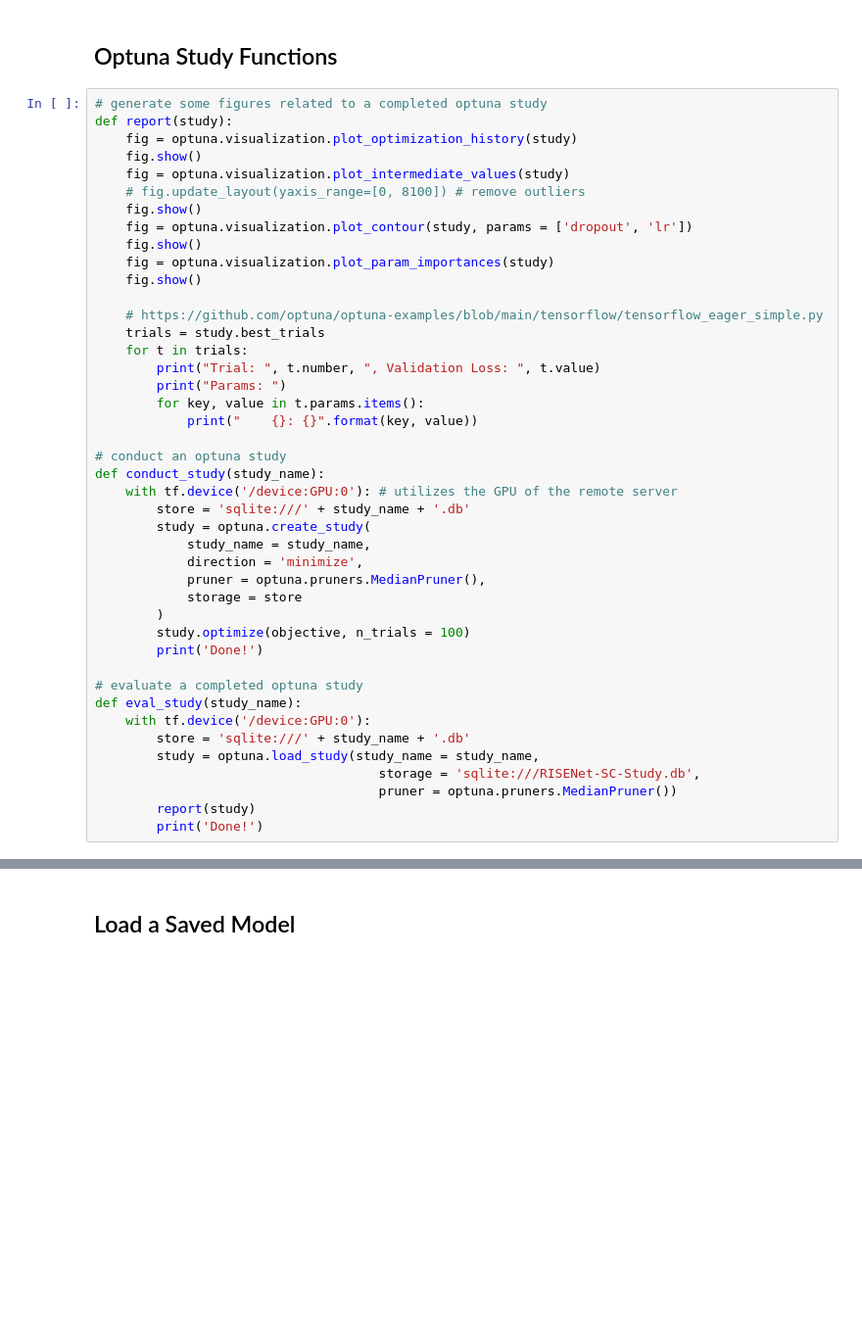
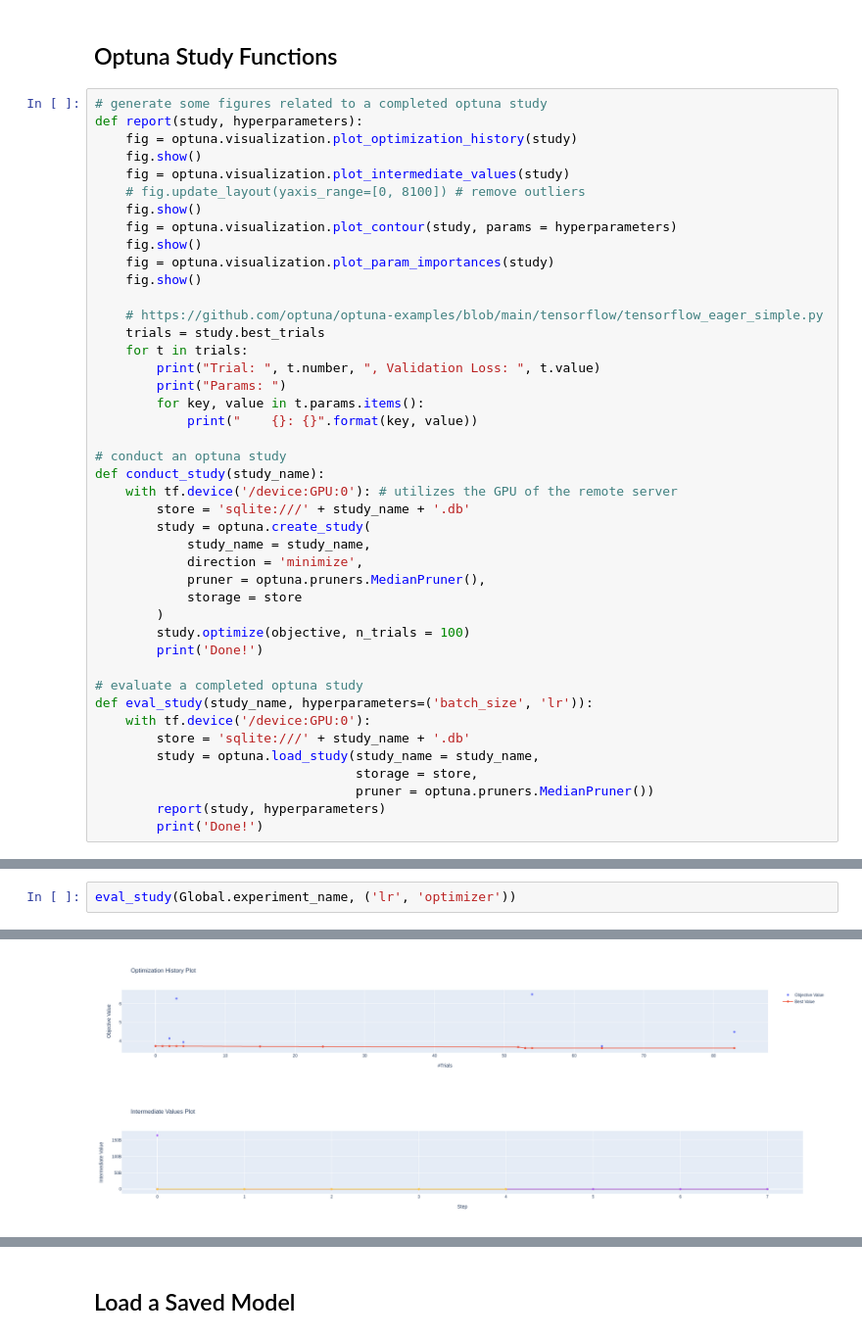
Before and after one commit to conradsmi/team-yugioh, a Jupyter notebook: archetype_classification.ipynb, the cells around one changed output, grey strips where cells are left out. Shown at 98% size. Cells and saved outputs as stored; diff of their text form; blank space fills up the shorter version.

```diff
--- a/archetype_classification.ipynb
+++ b/archetype_classification.ipynb
@@ -347,13 +453,13 @@ def objective(trial):
 ## Optuna Study Functions
 # %%
 # generate some figures related to a completed optuna study
-def report(study):
+def report(study, hyperparameters):
     fig = optuna.visualization.plot_optimization_history(study)
     fig.show()
     fig = optuna.visualization.plot_intermediate_values(study)
     # fig.update_layout(yaxis_range=[0, 8100]) # remove outliers
     fig.show()
-    fig = optuna.visualization.plot_contour(study, params = ['dropout', 'lr'])
+    fig = optuna.visualization.plot_contour(study, params = hyperparameters)
     fig.show()
     fig = optuna.visualization.plot_param_importances(study)
     fig.show()
@@ -380,12 +486,12 @@ def conduct_study(study_name):
         print('Done!')
 
 # evaluate a completed optuna study
-def eval_study(study_name):
+def eval_study(study_name, hyperparameters=('batch_size', 'lr')):
     with tf.device('/device:GPU:0'):
         store = 'sqlite:///' + study_name + '.db'
         study = optuna.load_study(study_name = study_name,
-                                     storage = 'sqlite:///RISENet-SC-Study.db',
-                                     pruner = optuna.pruners.MedianPruner())
-        report(study)
+                                  storage = store,
+                                  pruner = optuna.pruners.MedianPruner())
+        report(study, hyperparameters)
         print('Done!')
 # %%
@@ -398,0 +512,3 @@ conduct_study(Global.experiment_name)
+# %%
+eval_study(Global.experiment_name, ('lr', 'optimizer'))
+# %% [output]
@@ -398,0 +516,2 @@ conduct_study(Global.experiment_name)
+[figure, added]
+[figure, added]
```
Also changed, not shown: parts of 8 cells of this notebook.
